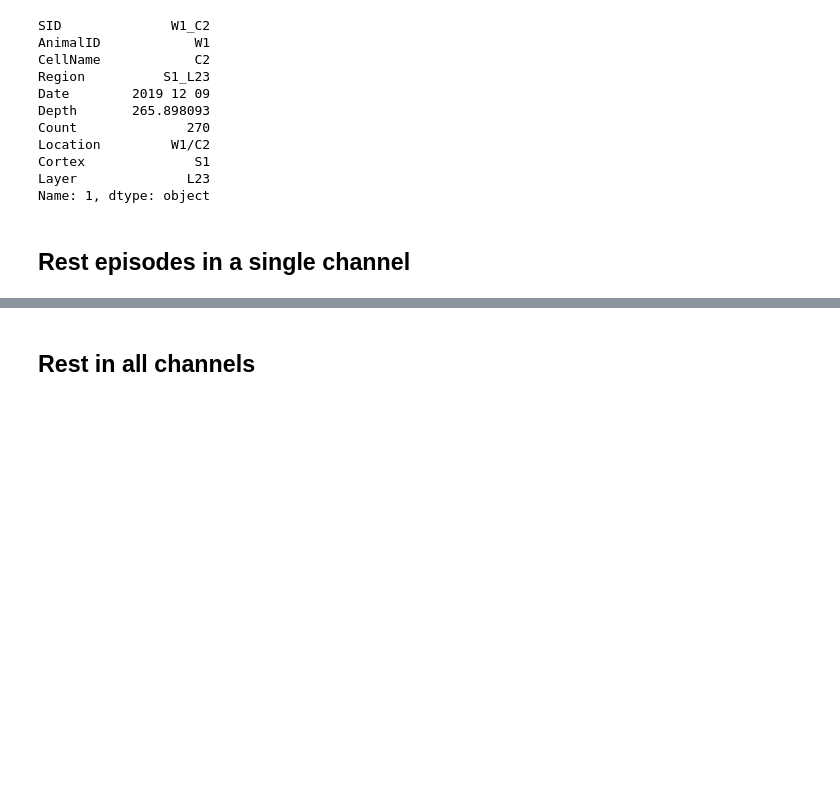
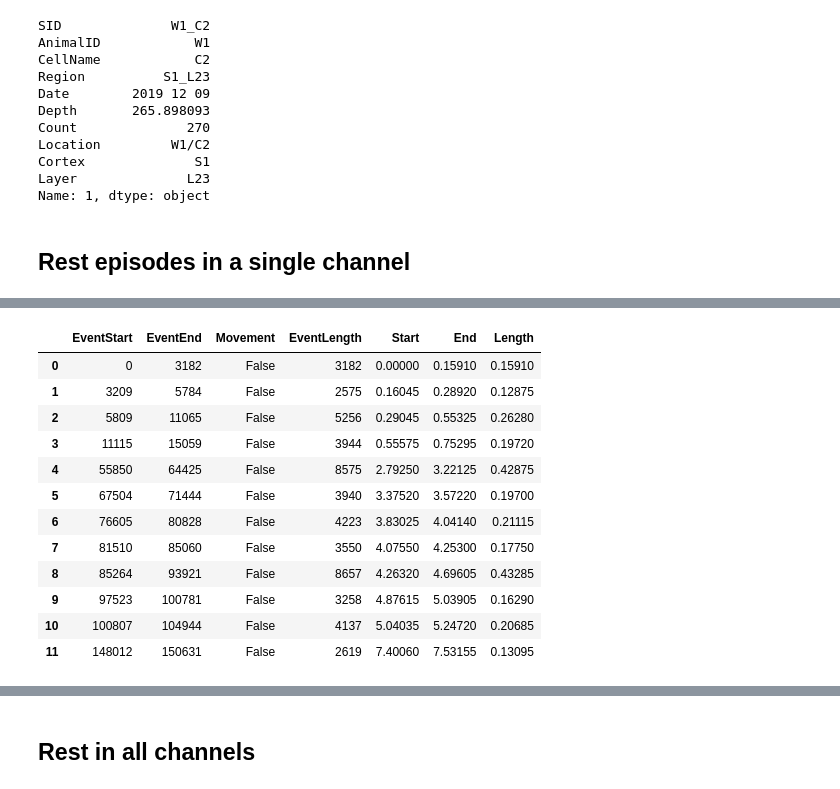
Before and after one commit to kerseviciute/movement-s1-m1, a Jupyter notebook: notebooks/05_rest.ipynb, the cells around one changed output, grey strips where cells are left out. Drawn from its saved outputs; the diff is of its cells as text; code cells hidden in the pictures; blank space fills up the shorter version.

```diff
--- a/notebooks/05_rest.ipynb
+++ b/notebooks/05_rest.ipynb
@@ -116,3 +79,19 @@ movement_data = movement_data[movement_data["EventLength"] >= 5000]
+# %%
+movement_data
+# %% [output]
+|  | EventStart | EventEnd | Movement | EventLength | Start | End | Length |
+| 0 | 0 | 3182 | False | 3182 | 0.00000 | 0.15910 | 0.15910 |
+| 1 | 3209 | 5784 | False | 2575 | 0.16045 | 0.28920 | 0.12875 |
+| 2 | 5809 | 11065 | False | 5256 | 0.29045 | 0.55325 | 0.26280 |
+| 3 | 11115 | 15059 | False | 3944 | 0.55575 | 0.75295 | 0.19720 |
+| 4 | 55850 | 64425 | False | 8575 | 2.79250 | 3.22125 | 0.42875 |
+| 5 | 67504 | 71444 | False | 3940 | 3.37520 | 3.57220 | 0.19700 |
+| 6 | 76605 | 80828 | False | 4223 | 3.83025 | 4.04140 | 0.21115 |
+| 7 | 81510 | 85060 | False | 3550 | 4.07550 | 4.25300 | 0.17750 |
+| 8 | 85264 | 93921 | False | 8657 | 4.26320 | 4.69605 | 0.43285 |
+| 9 | 97523 | 100781 | False | 3258 | 4.87615 | 5.03905 | 0.16290 |
+| 10 | 100807 | 104944 | False | 4137 | 5.04035 | 5.24720 | 0.20685 |
+| 11 | 148012 | 150631 | False | 2619 | 7.40060 | 7.53155 | 0.13095 |
 # %%
 plt.figure(figsize = (20, 2))
 
```
Also changed, not shown: parts of 10 cells of this notebook, 7 other files.
